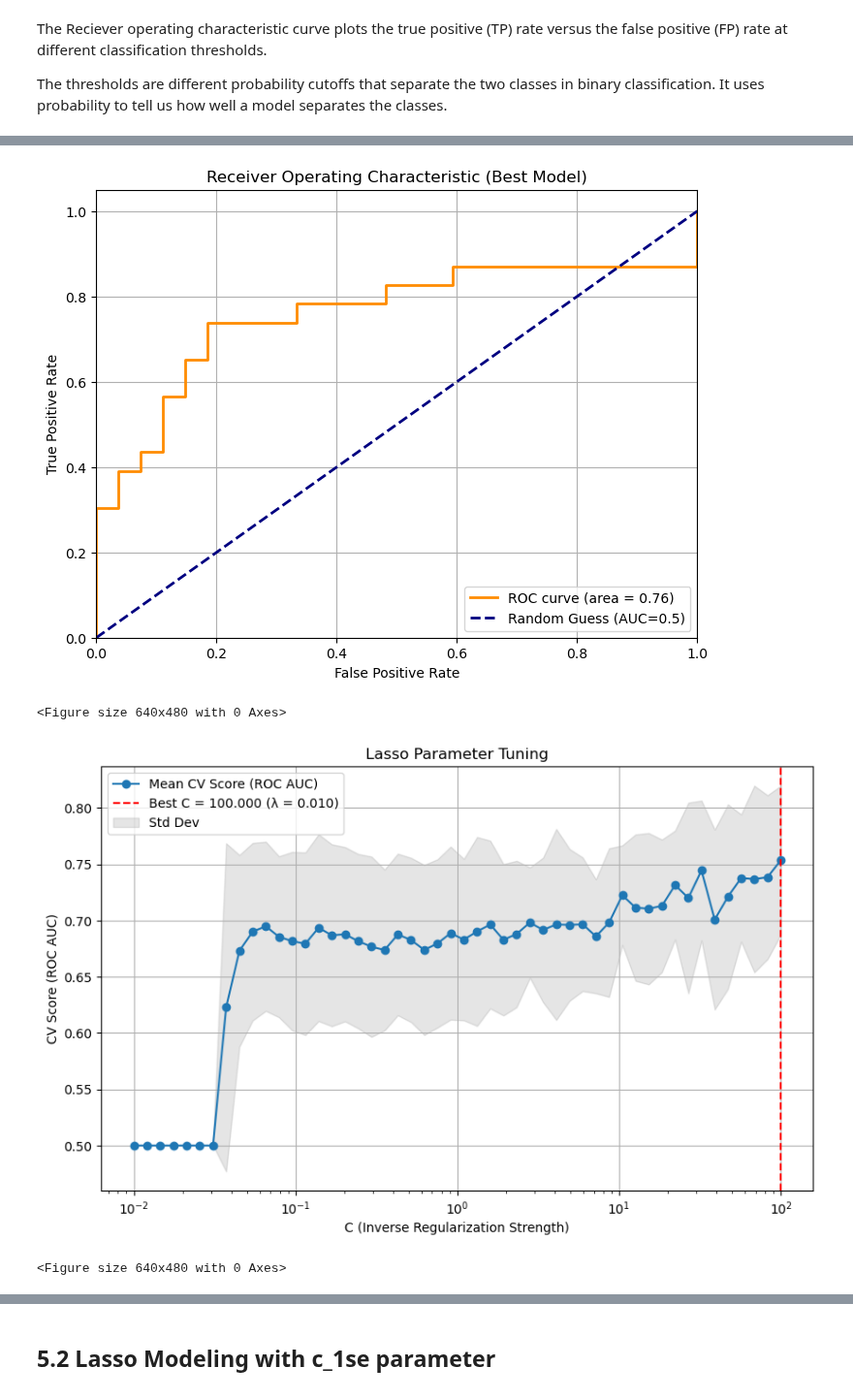
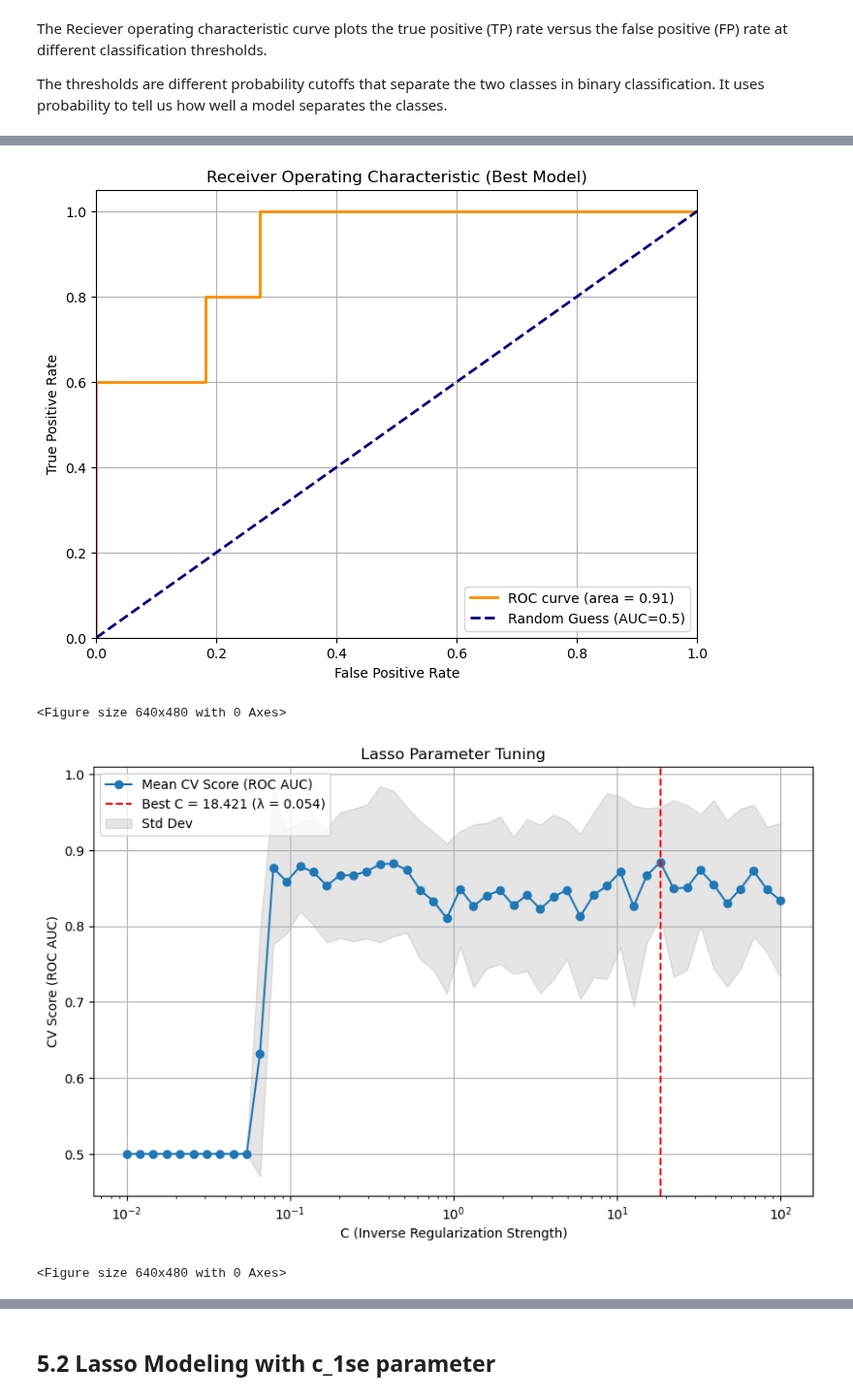
Before and after one commit to LabMedDHM/lotta_frag, a Jupyter notebook: 04_lasso_modeling.ipynb, the cells around one changed output, grey strips where cells are left out. Shown at 97% size. Cells and saved outputs as stored; diff of their text form; code cells hidden in the pictures.

Commit message:
Clinical CSV aufräumen

```diff
--- a/04_lasso_modeling.ipynb
+++ b/04_lasso_modeling.ipynb
@@ -26,7 +27,7 @@ matrix_path = f"/labmed/workspace/lotta/finaletoolkit/dataframes_for_ba/final_fe
 df = pd.read_csv(matrix_path, sep="\t")
 
 clinical_path = "/labmed/workspace/lotta/finaletoolkit/dataframes_for_ba/filtered_clinical_characteristics.csv"
-clinical_df_raw = pd.read_csv(clinical_path)
+clinical_df_raw = pd.read_csv(clinical_path, sep=";")
 
 if analysis_mode == "specific_vs_healthy":
     clinical_df = clinical_df_raw[
@@ -36,6 +37,10 @@ if analysis_mode == "specific_vs_healthy":
 else:
     clinical_df = clinical_df_raw.copy()
 
+if stratify =="Gender":
+    clinical_df = clinical_df[clinical_df["Gender"].isin(["M", "F"])]
+else:
+    clinical_df = clinical_df
 # Balancing: Sample as many Healthy as there are Cancer samples
 cancer_df = clinical_df[clinical_df["Patient Type"].str.lower() != "healthy"]
 print(cancer_df.shape)
@@ -93,17 +98,7 @@ def run_lasso_for_metrics(df, clinical_df, metrics, pipeline):
         f"{metric}_{bin_id}" for metric, bin_id in pivot_df.columns
     ]
 
-    # Labels
-    y = []
-    for sample_id in pivot_df.index:
-        row = clinical_df[clinical_df["Extracted_ID"] == sample_id].iloc[0]
-        y.append(0 if row["Patient Type"].lower() == "healthy" else 1)
-
-    y = np.array(y)
-    X = pivot_df
-
-
-#Stratification
+    # Labels and Stratification
     y = []
     strata = []
 
@@ -111,8 +106,13 @@ def run_lasso_for_metrics(df, clinical_df, metrics, pipeline):
         row = clinical_df[clinical_df["Extracted_ID"] == sample_id].iloc[0]
 
         is_healthy = row["Patient Type"].lower() == "healthy"
-        y.append(0 if is_healthy else 1)
-        strata.append(row["Gender"])
+        target_val = 0 if is_healthy else 1
+        y.append(target_val)
+
+        if stratify == "Gender":
+            strata.append(row["Gender"])
+        else:
+            strata.append(target_val)
 
     y = np.array(y)
     X = pivot_df
@@ -171,11 +171,13 @@ for r in range (1, len(metrics) + 1):
 # nehme wps auf jeden fall mit rein
 metrics_with_wps = []
 for metric in metrics_results:
-    if "wps_value_gc_corrected" in metric['metrics']:
+    if any("wps_value" in m for m in metric["metrics"]):
         metrics_with_wps.append(metric)
     else:
         #metrics_with_wps.append(metric) #mach ich nur um verschiedene kombis auch ohne wps zu testen
         continue
+print(pd.DataFrame(metrics_with_wps).columns)
+print(metrics_with_wps[0].keys())
 
 metrics_with_wps = pd.DataFrame(metrics_with_wps).sort_values("roc_auc", ascending=False)
 metrics_with_wps.to_csv("/labmed/workspace/lotta/finaletoolkit/dataframes_notebooklasso_metrics_results.csv", index=False)
@@ -247,8 +248,12 @@ strata = []
 for sample_id in pivot_df.index:
     row = clinical_df[clinical_df["Extracted_ID"] == sample_id].iloc[0]
     is_healthy = row["Patient Type"].lower() == "healthy"
-    y.append(0 if is_healthy else 1)
-    strata.append(row["Gender"])
+    target_val = 0 if is_healthy else 1
+    y.append(target_val)
+    if stratify == "Gender":
+        strata.append(row["Gender"])
+    else:
+        strata.append(target_val)
 
 y = np.array(y)
 X = pivot_df
@@ -322,6 +327,6 @@ Confirmed ROC AUC on test set: 0.7585
-[figure, old version]
+[figure, new version]
 <Figure size 640x480 with 0 Axes>
-[figure, old version]
+[figure, new version]
 <Figure size 640x480 with 0 Axes>
 # %%
 y_prob_train = pipeline.predict_proba(X_train)[:, 1]
```
Also changed, not shown: parts of 12 cells of this notebook, 10 other files.
